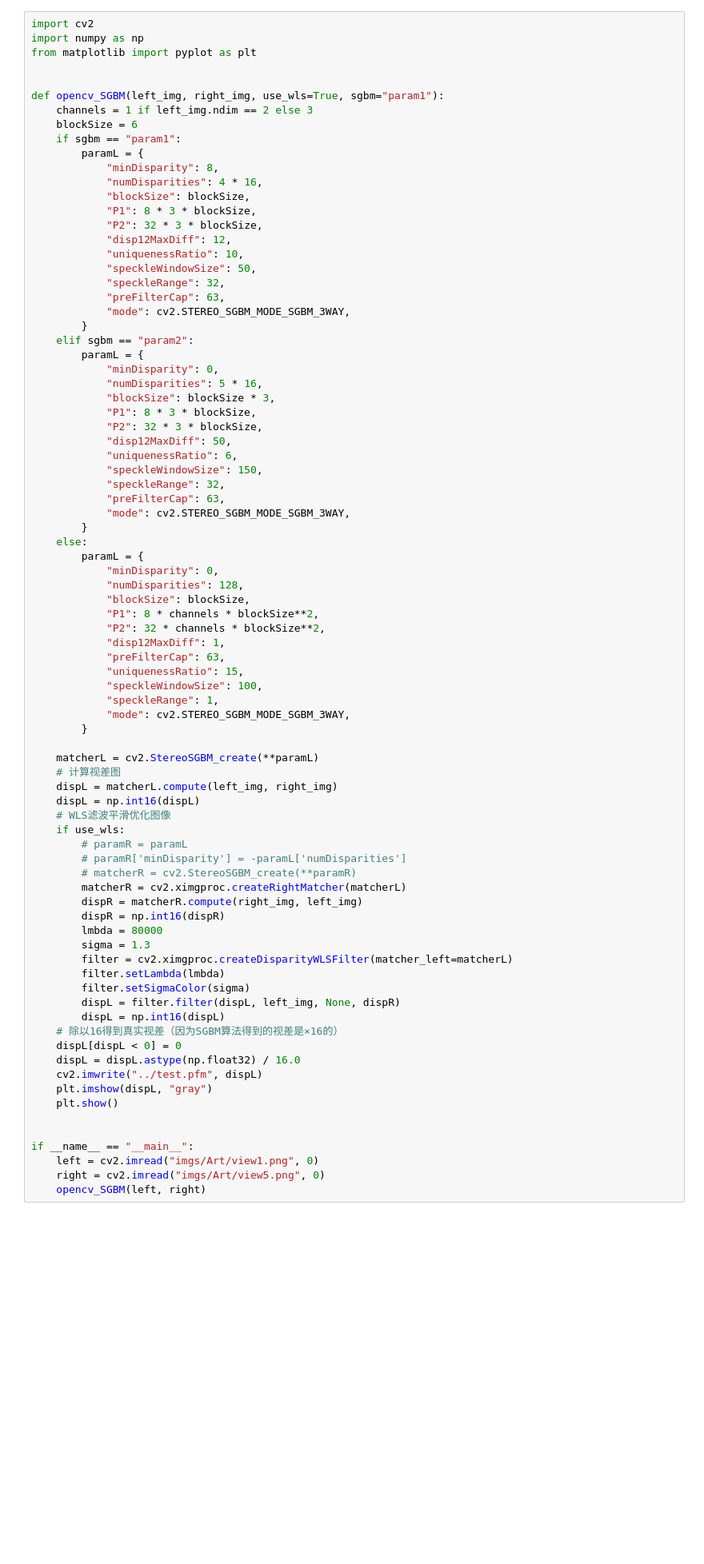
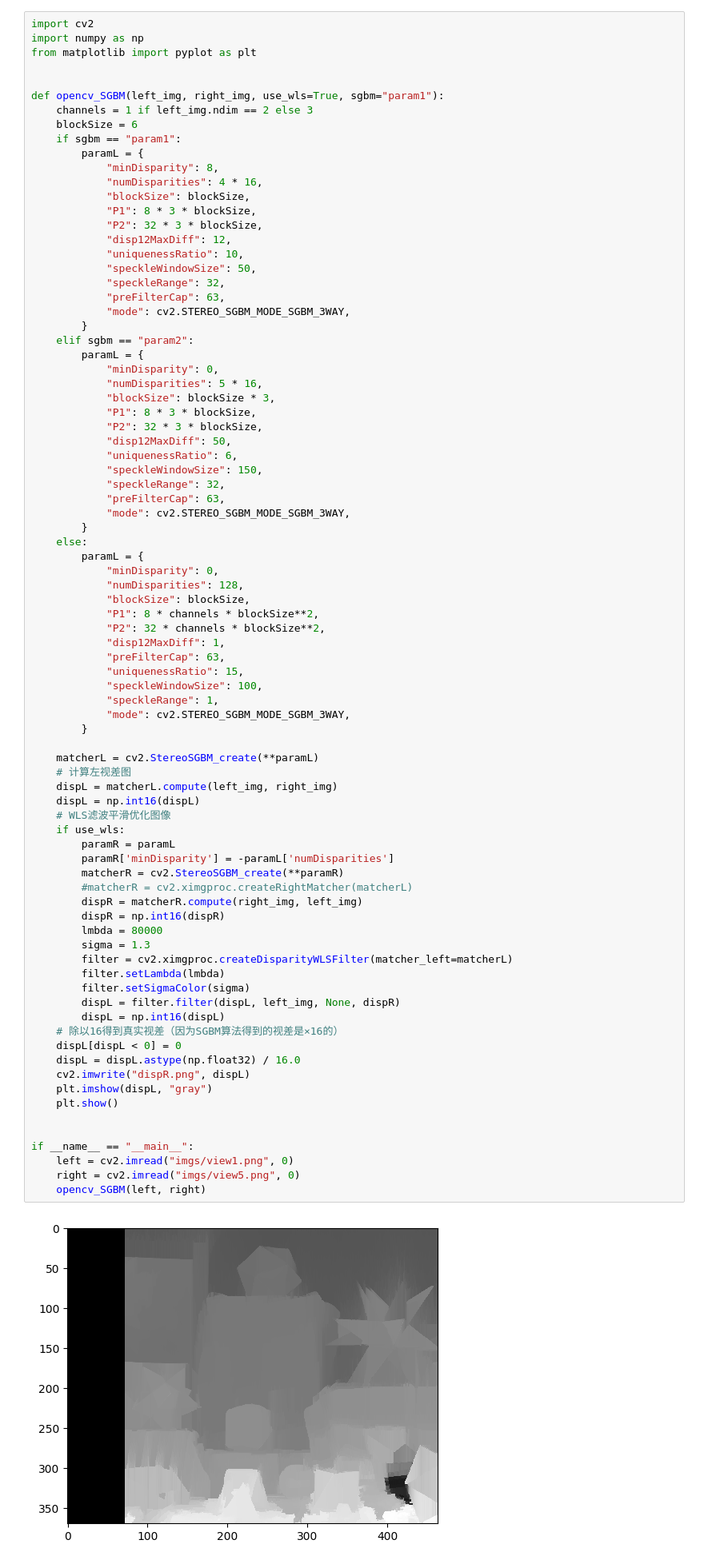
Before and after one commit to lengfeng-bot/vision_class, a Jupyter notebook: 计算机视觉实践-练习5/作业5.ipynb, the cells around one changed output. Shown: that part at 80% size. Drawn from its saved outputs; the diff is of its cells as text; blank space fills up the shorter version.

```diff
--- a/计算机视觉实践-练习5/作业5.ipynb
+++ b/计算机视觉实践-练习5/作业5.ipynb
@@ -78,38 +667,40 @@ def opencv_SGBM(left_img, right_img, use_wls=True, sgbm="param1"):
             "preFilterCap": 63,
             "uniquenessRatio": 15,
             "speckleWindowSize": 100,
             "speckleRange": 1,
             "mode": cv2.STEREO_SGBM_MODE_SGBM_3WAY,
         }
 
     matcherL = cv2.StereoSGBM_create(**paramL)
-    # 计算视差图
+    # 计算左视差图
     dispL = matcherL.compute(left_img, right_img)
     dispL = np.int16(dispL)
     # WLS滤波平滑优化图像
     if use_wls:
-        # paramR = paramL
-        # paramR['minDisparity'] = -paramL['numDisparities']
-        # matcherR = cv2.StereoSGBM_create(**paramR)
-        matcherR = cv2.ximgproc.createRightMatcher(matcherL)
+        paramR = paramL
+        paramR['minDisparity'] = -paramL['numDisparities']
+        matcherR = cv2.StereoSGBM_create(**paramR)
+        #matcherR = cv2.ximgproc.createRightMatcher(matcherL)
         dispR = matcherR.compute(right_img, left_img)
         dispR = np.int16(dispR)
         lmbda = 80000
         sigma = 1.3
         filter = cv2.ximgproc.createDisparityWLSFilter(matcher_left=matcherL)
         filter.setLambda(lmbda)
         filter.setSigmaColor(sigma)
         dispL = filter.filter(dispL, left_img, None, dispR)
         dispL = np.int16(dispL)
     # 除以16得到真实视差（因为SGBM算法得到的视差是×16的）
     dispL[dispL < 0] = 0
     dispL = dispL.astype(np.float32) / 16.0
-    cv2.imwrite("../test.pfm", dispL)
+    cv2.imwrite("dispR.png", dispL)
     plt.imshow(dispL, "gray")
     plt.show()
 
 
 if __name__ == "__main__":
-    left = cv2.imread("imgs/Art/view1.png", 0)
-    right = cv2.imread("imgs/Art/view5.png", 0)
+    left = cv2.imread("imgs/view1.png", 0)
+    right = cv2.imread("imgs/view5.png", 0)
     opencv_SGBM(left, right)
+# %% [output]
+[figure, added]
```
Also changed, not shown: parts of 2 cells of this notebook, 2 other files.
